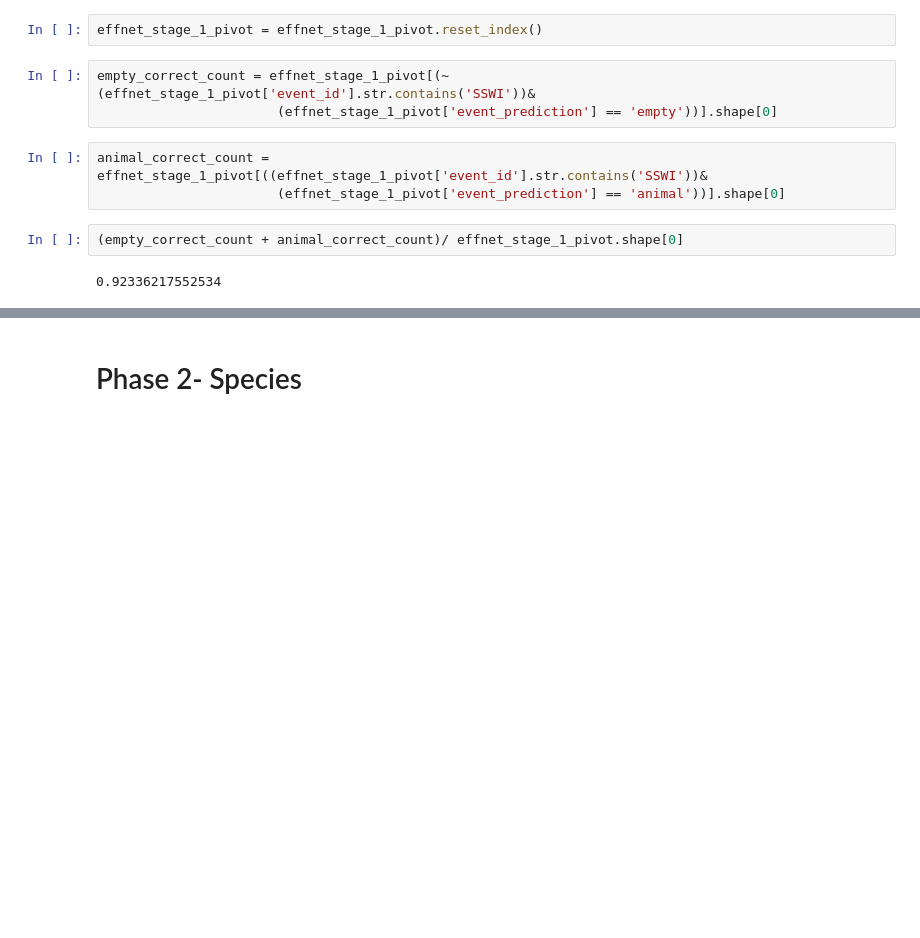
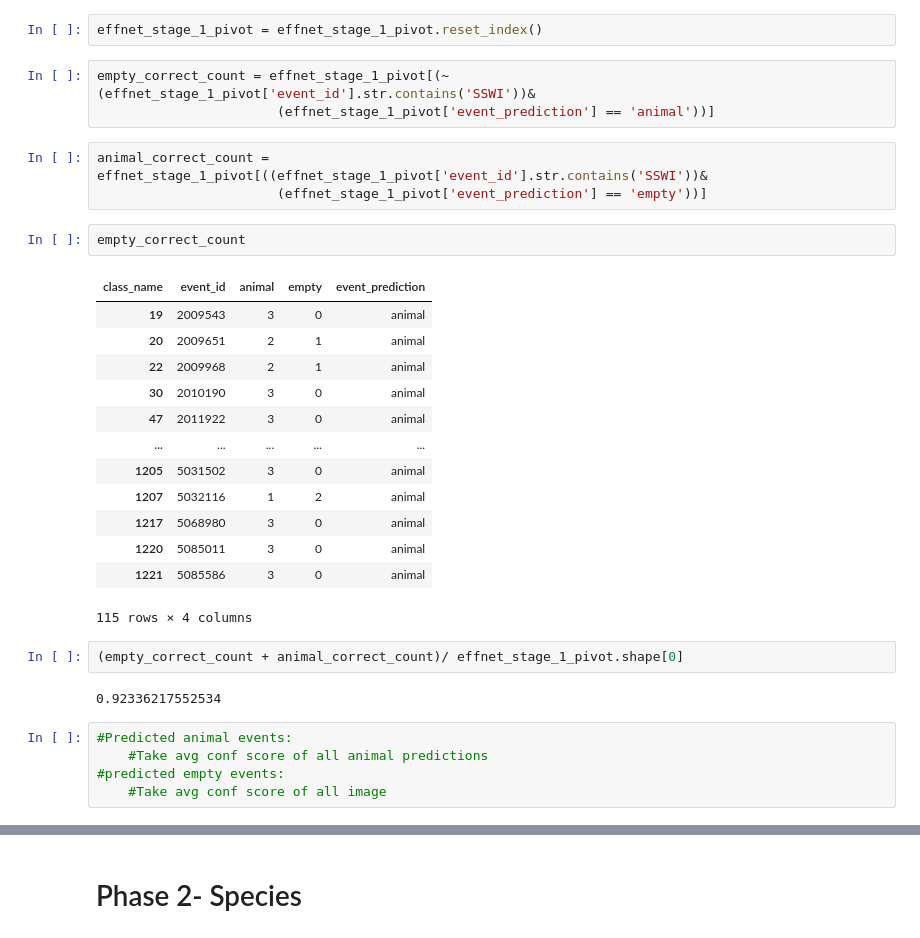
Before and after one commit to jroshanucb/capstone, a Jupyter notebook: ensemble/Ensemble Predictions.ipynb, the cells around one changed output, grey strips where cells are left out. Saved outputs shown, nothing was run; the diff lists cells and outputs as text; blank space fills up the shorter version.

```diff
--- a/ensemble/Ensemble Predictions.ipynb
+++ b/ensemble/Ensemble Predictions.ipynb
@@ -175,11 +181,32 @@ effnet_stage_1_pivot['event_prediction'] = effnet_stage_1_pivot.apply(lambda x :
 effnet_stage_1_pivot = effnet_stage_1_pivot.reset_index()
 # %%
 empty_correct_count = effnet_stage_1_pivot[(~(effnet_stage_1_pivot['event_id'].str.contains('SSWI'))&
-                       (effnet_stage_1_pivot['event_prediction'] == 'empty'))].shape[0]
+                       (effnet_stage_1_pivot['event_prediction'] == 'animal'))]
 # %%
 animal_correct_count = effnet_stage_1_pivot[((effnet_stage_1_pivot['event_id'].str.contains('SSWI'))&
-                       (effnet_stage_1_pivot['event_prediction'] == 'animal'))].shape[0]
+                       (effnet_stage_1_pivot['event_prediction'] == 'empty'))]
+# %%
+empty_correct_count
+# %% [output]
+| class_name | event_id | animal | empty | event_prediction |
+| 19 | 2009543 | 3 | 0 | animal |
+| 20 | 2009651 | 2 | 1 | animal |
+| 22 | 2009968 | 2 | 1 | animal |
+| 30 | 2010190 | 3 | 0 | animal |
+| 47 | 2011922 | 3 | 0 | animal |
+| ... | ... | ... | ... | ... |
+| 1205 | 5031502 | 3 | 0 | animal |
+| 1207 | 5032116 | 1 | 2 | animal |
+| 1217 | 5068980 | 3 | 0 | animal |
+| 1220 | 5085011 | 3 | 0 | animal |
+| 1221 | 5085586 | 3 | 0 | animal |
+115 rows × 4 columns
 # %%
 (empty_correct_count + animal_correct_count)/ effnet_stage_1_pivot.shape[0]
 # %% [output]
 0.92336217552534
+# %%
+#Predicted animal events:
+    #Take avg conf score of all animal predictions
+#predicted empty events:
+    #Take avg conf score of all image
```
Also changed, not shown: parts of 17 cells of this notebook, 4 other files.
